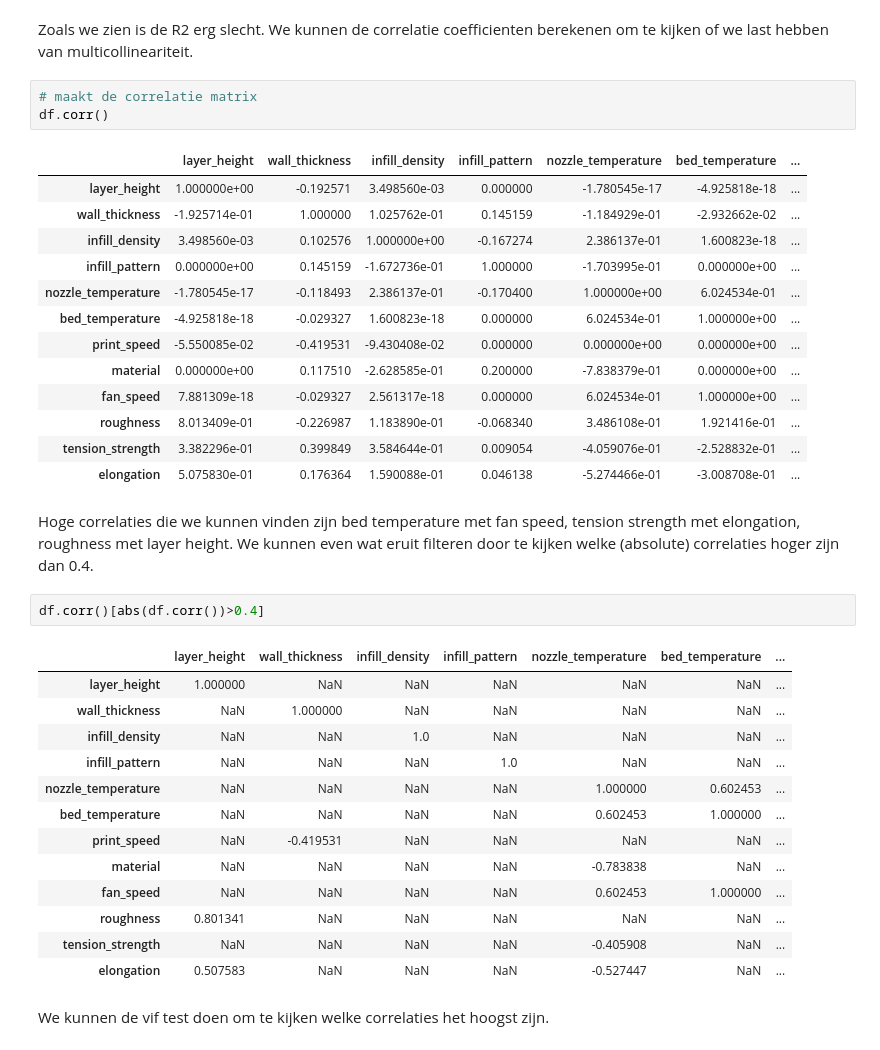
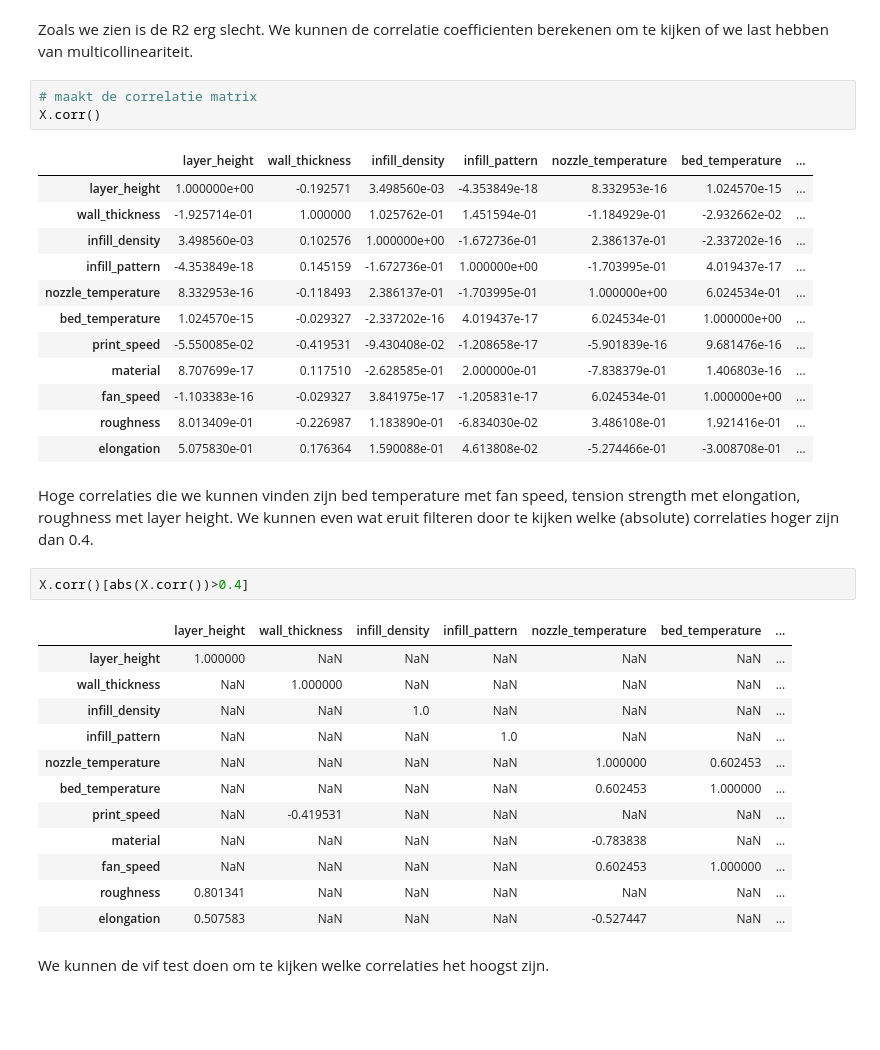
Before and after one commit to SimchaGD/AIVE, a Jupyter notebook: dag3/r2 adjusted voorbeeld (met collineariteit).ipynb, the cells around one changed output. Cells and saved outputs as stored; diff of their text form; blank space fills up the shorter version.

```diff
--- a/dag3/r2 adjusted voorbeeld (met collineariteit).ipynb
+++ b/dag3/r2 adjusted voorbeeld (met collineariteit).ipynb
@@ -49,25 +51,24 @@ R2adj -0.8242138207375287
 Zoals we zien is de R2 erg slecht. We kunnen de correlatie coefficienten berekenen om te kijken of we last hebben van multicollineariteit.
 # %%
 # maakt de correlatie matrix
-df.corr()
+X.corr()
 # %% [output]
 |  | layer_height | wall_thickness | infill_density | infill_pattern | nozzle_temperature | bed_temperature | ... |
-| layer_height | 1.000000e+00 | -0.192571 | 3.498560e-03 | 0.000000 | -1.780545e-17 | -4.925818e-18 | ... |
-| wall_thickness | -1.925714e-01 | 1.000000 | 1.025762e-01 | 0.145159 | -1.184929e-01 | -2.932662e-02 | ... |
-| infill_density | 3.498560e-03 | 0.102576 | 1.000000e+00 | -0.167274 | 2.386137e-01 | 1.600823e-18 | ... |
-| infill_pattern | 0.000000e+00 | 0.145159 | -1.672736e-01 | 1.000000 | -1.703995e-01 | 0.000000e+00 | ... |
-| nozzle_temperature | -1.780545e-17 | -0.118493 | 2.386137e-01 | -0.170400 | 1.000000e+00 | 6.024534e-01 | ... |
-| bed_temperature | -4.925818e-18 | -0.029327 | 1.600823e-18 | 0.000000 | 6.024534e-01 | 1.000000e+00 | ... |
-| print_speed | -5.550085e-02 | -0.419531 | -9.430408e-02 | 0.000000 | 0.000000e+00 | 0.000000e+00 | ... |
-| material | 0.000000e+00 | 0.117510 | -2.628585e-01 | 0.200000 | -7.838379e-01 | 0.000000e+00 | ... |
-| fan_speed | 7.881309e-18 | -0.029327 | 2.561317e-18 | 0.000000 | 6.024534e-01 | 1.000000e+00 | ... |
-| roughness | 8.013409e-01 | -0.226987 | 1.183890e-01 | -0.068340 | 3.486108e-01 | 1.921416e-01 | ... |
-| tension_strength | 3.382296e-01 | 0.399849 | 3.584644e-01 | 0.009054 | -4.059076e-01 | -2.528832e-01 | ... |
-| elongation | 5.075830e-01 | 0.176364 | 1.590088e-01 | 0.046138 | -5.274466e-01 | -3.008708e-01 | ... |
+| layer_height | 1.000000e+00 | -0.192571 | 3.498560e-03 | -4.353849e-18 | 8.332953e-16 | 1.024570e-15 | ... |
+| wall_thickness | -1.925714e-01 | 1.000000 | 1.025762e-01 | 1.451594e-01 | -1.184929e-01 | -2.932662e-02 | ... |
+| infill_density | 3.498560e-03 | 0.102576 | 1.000000e+00 | -1.672736e-01 | 2.386137e-01 | -2.337202e-16 | ... |
+| infill_pattern | -4.353849e-18 | 0.145159 | -1.672736e-01 | 1.000000e+00 | -1.703995e-01 | 4.019437e-17 | ... |
+| nozzle_temperature | 8.332953e-16 | -0.118493 | 2.386137e-01 | -1.703995e-01 | 1.000000e+00 | 6.024534e-01 | ... |
+| bed_temperature | 1.024570e-15 | -0.029327 | -2.337202e-16 | 4.019437e-17 | 6.024534e-01 | 1.000000e+00 | ... |
+| print_speed | -5.550085e-02 | -0.419531 | -9.430408e-02 | -1.208658e-17 | -5.901839e-16 | 9.681476e-16 | ... |
+| material | 8.707699e-17 | 0.117510 | -2.628585e-01 | 2.000000e-01 | -7.838379e-01 | 1.406803e-16 | ... |
+| fan_speed | -1.103383e-16 | -0.029327 | 3.841975e-17 | -1.205831e-17 | 6.024534e-01 | 1.000000e+00 | ... |
+| roughness | 8.013409e-01 | -0.226987 | 1.183890e-01 | -6.834030e-02 | 3.486108e-01 | 1.921416e-01 | ... |
+| elongation | 5.075830e-01 | 0.176364 | 1.590088e-01 | 4.613808e-02 | -5.274466e-01 | -3.008708e-01 | ... |
 # %% [markdown]
 Hoge correlaties die we kunnen vinden zijn bed temperature met fan speed, tension strength met elongation, roughness met layer height. We kunnen even wat eruit filteren door te kijken welke (absolute) correlaties hoger zijn dan 0.4.
 # %%
-df.corr()[abs(df.corr())>0.4]
+X.corr()[abs(X.corr())>0.4]
 # %% [output]
 |  | layer_height | wall_thickness | infill_density | infill_pattern | nozzle_temperature | bed_temperature | ... |
 | layer_height | 1.000000 | NaN | NaN | NaN | NaN | NaN | ... |
@@ -80,7 +81,6 @@ df.corr()[abs(df.corr())>0.4]
 | material | NaN | NaN | NaN | NaN | -0.783838 | NaN | ... |
 | fan_speed | NaN | NaN | NaN | NaN | 0.602453 | 1.000000 | ... |
 | roughness | 0.801341 | NaN | NaN | NaN | NaN | NaN | ... |
-| tension_strength | NaN | NaN | NaN | NaN | -0.405908 | NaN | ... |
 | elongation | 0.507583 | NaN | NaN | NaN | -0.527447 | NaN | ... |
 # %% [markdown]
 We kunnen de vif test doen om te kijken welke correlaties het hoogst zijn.
```
Also changed, not shown: parts of 18 cells of this notebook, 1 other file.
